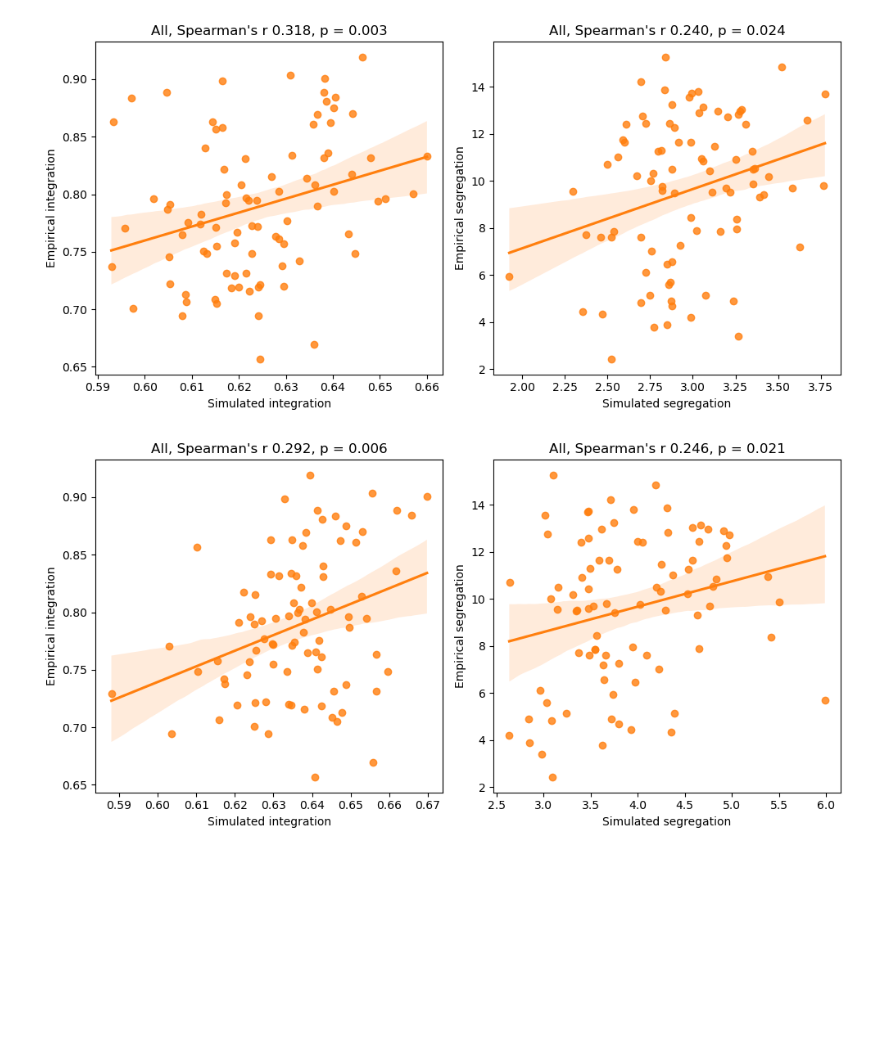
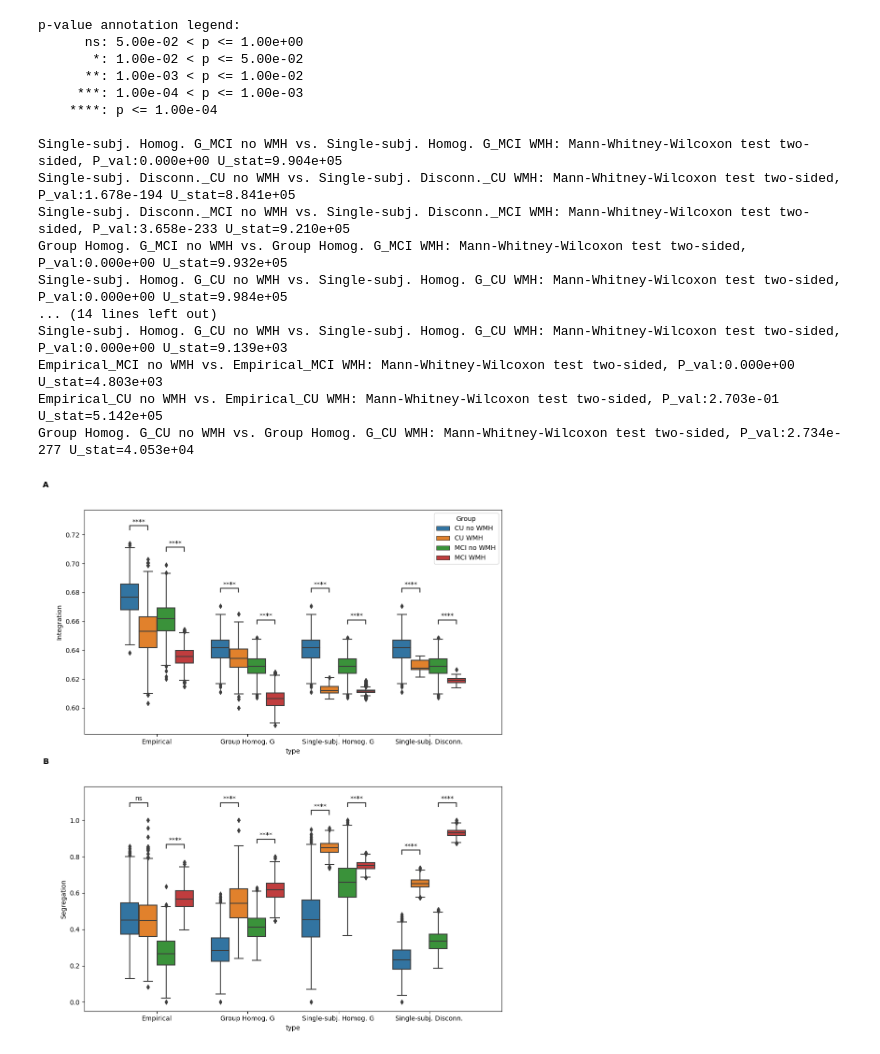
Before and after one commit to dani2442/TMS_in_AD, a Jupyter notebook: 03_modeling_neurolib/petTOAD_int_seg_plotting.ipynb, the cells around one changed output. Drawn from its saved outputs; the diff is of its cells as text; code cells hidden in the pictures; blank space fills up the shorter version.

```diff
--- a/03_modeling_neurolib/petTOAD_int_seg_plotting.ipynb
+++ b/03_modeling_neurolib/petTOAD_int_seg_plotting.ipynb
@@ -491,13 +571,47 @@ def plot_all_int_seg_comparisons(
 # %%
 df_petTOAD = pd.read_csv(RES_DIR / "df_petTOAD.csv", index_col=0)
+# %%
+df_integration_emp, df_segregation_emp, df_integration_a, df_segregation_a, df_integration_G, df_segregation_G, df_int_ss_G, df_seg_ss_G, df_int_ss_disconn, df_seg_ss_disconn = load_df_integration_segregation(n_sim=n_simulations)
+df_int_ss_G.rename(columns={"Group": "group"}, inplace = True)
+df_seg_ss_G.rename(columns={"Group": "group"}, inplace = True)
+
+df_int_ss_G["model_type"] = "single-subject-homogeneous_G"
+df_seg_ss_G["model_type"] = "single-subject-homogeneous_G"
+df_int_ss_disconn["model_type"] = "single-subject-disconnectivity"
+df_seg_ss_disconn["model_type"] = "single-subject-disconnectivity"
+
+df_int_ss_G = pd.concat([df_int_ss_G, df_integration_G[(df_integration_G["group"] == "CN_no_WMH") | (df_integration_G["group"] == "MCI_no_WMH")]])
+df_seg_ss_G = pd.concat([df_seg_ss_G, df_segregation_G[(df_segregation_G["group"] == "CN_no_WMH") | (df_segregation_G["group"] == "MCI_no_WMH")]])
+
+df_int_ss_disconn = pd.concat([df_int_ss_disconn, df_integration_G[(df_integration_G["group"] == "CN_no_WMH") | (df_integration_G["group"] == "MCI_no_WMH")]])
+df_seg_ss_disconn = pd.concat([df_seg_ss_disconn, df_segregation_G[(df_segregation_G["group"] == "CN_no_WMH") | (df_segregation_G["group"] == "MCI_no_WMH")]])
+
+# Worse looking plots
+#plot_all_int_seg_comparisons(df_integration_emp, df_integration_G, df_int_ss_G, df_int_ss_disconn, df_segregation_emp, df_segregation_G, df_seg_ss_G, df_seg_ss_disconn)
+# Better looking plots
+df_int = process_dfs_int_seg_for_plotting(df_integration_emp, df_integration_G, df_int_ss_G, df_int_ss_disconn, "Integration")
+df_seg = process_dfs_int_seg_for_plotting(df_segregation_emp, df_segregation_G, df_seg_ss_G, df_seg_ss_disconn, "Segregation")
+plot_int_seg_final(df_int, df_seg)
+# %% [output]
+p-value annotation legend:
+      ns: 5.00e-02 < p <= 1.00e+00
+       *: 1.00e-02 < p <= 5.00e-02
+      **: 1.00e-03 < p <= 1.00e-02
+     ***: 1.00e-04 < p <= 1.00e-03
+    ****: p <= 1.00e-04
+
+Single-subj. Homog. G_MCI no WMH vs. Single-subj. Homog. G_MCI WMH: Mann-Whitney-Wilcoxon test two-sided, P_val:0.000e+00 U_stat=9.904e+05
+Single-subj. Disconn._CU no WMH vs. Single-subj. Disconn._CU WMH: Mann-Whitney-Wilcoxon test two-sided, P_val:1.678e-194 U_stat=8.841e+05
+Single-subj. Disconn._MCI no WMH vs. Single-subj. Disconn._MCI WMH: Mann-Whitney-Wilcoxon test two-sided, P_val:3.658e-233 U_stat=9.210e+05
+Group Homog. G_MCI no WMH vs. Group Homog. G_MCI WMH: Mann-Whitney-Wilcoxon test two-sided, P_val:0.000e+00 U_stat=9.932e+05
+Single-subj. Homog. G_CU no WMH vs. Single-subj. Homog. G_CU WMH: Mann-Whitney-Wilcoxon test two-sided, P_val:0.000e+00 U_stat=9.984e+05
+... (14 lines left out)
+Single-subj. Homog. G_CU no WMH vs. Single-subj. Homog. G_CU WMH: Mann-Whitney-Wilcoxon test two-sided, P_val:0.000e+00 U_stat=9.139e+03
+Empirical_MCI no WMH vs. Empirical_MCI WMH: Mann-Whitney-Wilcoxon test two-sided, P_val:0.000e+00 U_stat=4.803e+03
+Empirical_CU no WMH vs. Empirical_CU WMH: Mann-Whitney-Wilcoxon test two-sided, P_val:2.703e-01 U_stat=5.142e+05
+Group Homog. G_CU no WMH vs. Group Homog. G_CU WMH: Mann-Whitney-Wilcoxon test two-sided, P_val:2.734e-277 U_stat=4.053e+04
+[figure, added]
 # %%
+df_emp_int_seg = pd.read_csv(SIM_DIR / "group-single-subjects_data_empirical_desc-int-seg.csv", index_col = 0)
 df_int_seg_emp_sim_G = pd.read_csv(SIM_DIR / f"group-single-subjects_data_both_model-homogeneous_G_desc-emp-sim-int-seg.csv", index_col = 0)
-df_int_seg_emp_sim_G = pd.merge(df_int_seg_emp_sim_G, df_petTOAD[["PTID", "Group_bin_Fazekas"]])
 df_int_seg_emp_sim_disconn = pd.read_csv(SIM_DIR / f"group-single-subjects_data_both_model-disconnectivity_desc-emp-sim-int-seg.csv", index_col = 0)
-df_int_seg_emp_sim_disconn = pd.merge(df_int_seg_emp_sim_disconn, df_petTOAD[["PTID", "Group_bin_Fazekas"]])
-
-plot_save_sim_vs_emp_int_seg(df_int_seg_emp_sim_G, "homogeneous_G")
-plot_save_sim_vs_emp_int_seg(df_int_seg_emp_sim_disconn, "disconnectivity")
-# %% [output]
-[figure, removed]
-[figure, removed]
```
Also changed, not shown: parts of 5 cells of this notebook, 32 other files.
